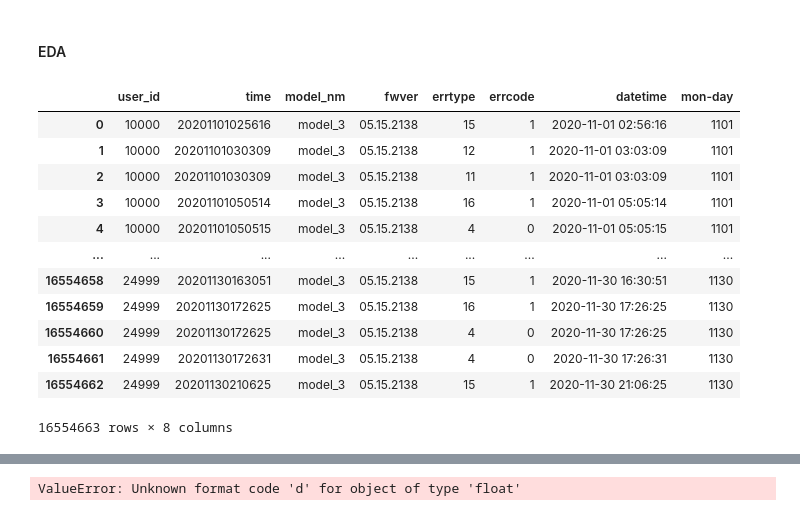
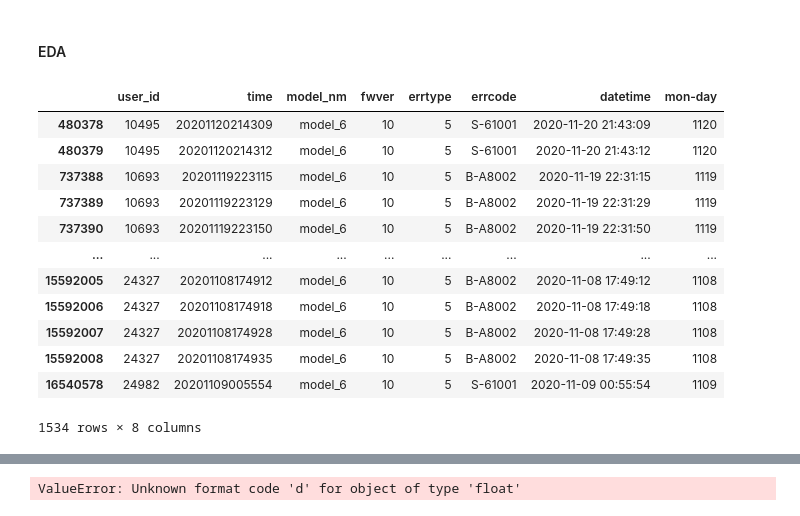
Before and after one commit to yg-renaissance/user-inconvenience-prediction, a Jupyter notebook: epsilon_eda.ipynb, the cells around one changed output, grey strips where cells are left out. Saved outputs shown, nothing was run; the diff lists cells and outputs as text; code cells hidden in the pictures.

```diff
--- a/epsilon_eda.ipynb
+++ b/epsilon_eda.ipynb
@@ -147,19 +147,19 @@ train_prob['datetime'] = pd.to_datetime(train_prob.time.astype('str'),format='%Y
 train_qual['datetime'] = pd.to_datetime(train_qual.time.astype('str'),format='%Y%m%d%H%M%S')
 # %% [markdown]
 #### EDA
-# %%
-train_err
-# %% [output]
-|  | user_id | time | model_nm | fwver | errtype | errcode | datetime | mon-day |
-| 0 | 10000 | 20201101025616 | model_3 | 05.15.2138 | 15 | 1 | 2020-11-01 02:56:16 | 1101 |
-| 1 | 10000 | 20201101030309 | model_3 | 05.15.2138 | 12 | 1 | 2020-11-01 03:03:09 | 1101 |
-| 2 | 10000 | 20201101030309 | model_3 | 05.15.2138 | 11 | 1 | 2020-11-01 03:03:09 | 1101 |
-| 3 | 10000 | 20201101050514 | model_3 | 05.15.2138 | 16 | 1 | 2020-11-01 05:05:14 | 1101 |
-| 4 | 10000 | 20201101050515 | model_3 | 05.15.2138 | 4 | 0 | 2020-11-01 05:05:15 | 1101 |
-| ... | ... | ... | ... | ... | ... | ... | ... | ... |
-| 16554658 | 24999 | 20201130163051 | model_3 | 05.15.2138 | 15 | 1 | 2020-11-30 16:30:51 | 1130 |
-| 16554659 | 24999 | 20201130172625 | model_3 | 05.15.2138 | 16 | 1 | 2020-11-30 17:26:25 | 1130 |
-| 16554660 | 24999 | 20201130172625 | model_3 | 05.15.2138 | 4 | 0 | 2020-11-30 17:26:25 | 1130 |
-| 16554661 | 24999 | 20201130172631 | model_3 | 05.15.2138 | 4 | 0 | 2020-11-30 17:26:31 | 1130 |
-| 16554662 | 24999 | 20201130210625 | model_3 | 05.15.2138 | 15 | 1 | 2020-11-30 21:06:25 | 1130 |
-16554663 rows × 8 columns
+# %%
+train_err[train_err.fwver=='10'].replace
+# %% [output]
+|  | user_id | time | model_nm | fwver | errtype | errcode | datetime | mon-day |
+| 480378 | 10495 | 20201120214309 | model_6 | 10 | 5 | S-61001 | 2020-11-20 21:43:09 | 1120 |
+| 480379 | 10495 | 20201120214312 | model_6 | 10 | 5 | S-61001 | 2020-11-20 21:43:12 | 1120 |
+| 737388 | 10693 | 20201119223115 | model_6 | 10 | 5 | B-A8002 | 2020-11-19 22:31:15 | 1119 |
+| 737389 | 10693 | 20201119223129 | model_6 | 10 | 5 | B-A8002 | 2020-11-19 22:31:29 | 1119 |
+| 737390 | 10693 | 20201119223150 | model_6 | 10 | 5 | B-A8002 | 2020-11-19 22:31:50 | 1119 |
+| ... | ... | ... | ... | ... | ... | ... | ... | ... |
+| 15592005 | 24327 | 20201108174912 | model_6 | 10 | 5 | B-A8002 | 2020-11-08 17:49:12 | 1108 |
+| 15592006 | 24327 | 20201108174918 | model_6 | 10 | 5 | B-A8002 | 2020-11-08 17:49:18 | 1108 |
+| 15592007 | 24327 | 20201108174928 | model_6 | 10 | 5 | B-A8002 | 2020-11-08 17:49:28 | 1108 |
+| 15592008 | 24327 | 20201108174935 | model_6 | 10 | 5 | B-A8002 | 2020-11-08 17:49:35 | 1108 |
+| 16540578 | 24982 | 20201109005554 | model_6 | 10 | 5 | S-61001 | 2020-11-09 00:55:54 | 1109 |
+1534 rows × 8 columns
```
Also changed, not shown: parts of 5 cells of this notebook, 1 other file.
